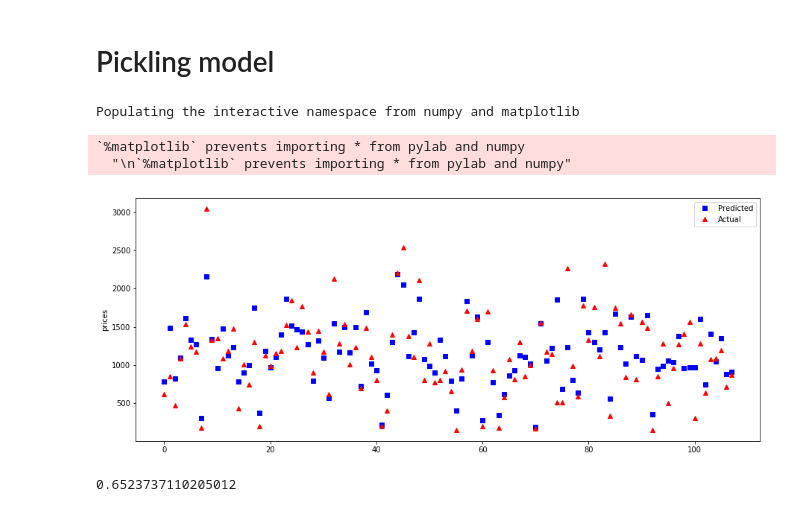
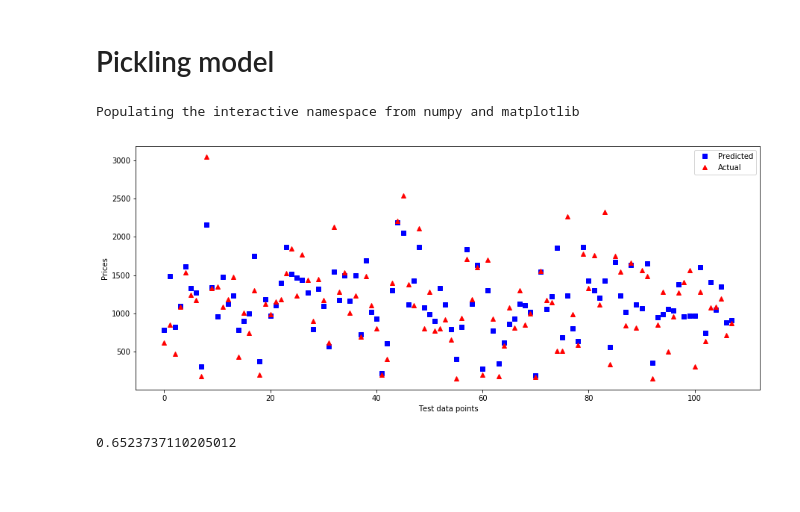
Before and after one commit to Quartz14/Tomato-Prices, a Jupyter notebook: monthly_tomato.ipynb, the cells around one changed output. Cells and saved outputs as stored; diff of their text form; code cells hidden in the pictures; blank space fills up the shorter version.

```diff
--- a/monthly_tomato.ipynb
+++ b/monthly_tomato.ipynb
@@ -148,19 +157,17 @@ with open('monthly_gbr_model3.pkl', 'wb') as fid:
 # %%
 y_predict = monthly_gbr_model.predict(X_test)
 
 %pylab inline
 pylab.rcParams['figure.figsize'] = (15,6)
 plt.plot(y_predict, 'bs', label='Predicted')
 plt.plot(y_test.values, 'r^', label='Actual')
-plt.ylabel('prices')
-
+plt.ylabel('Prices')
+plt.xlabel('Test data points')
 plt.legend()
 plt.show()
 # %% [output]
 Populating the interactive namespace from numpy and matplotlib
-`%matplotlib` prevents importing * from pylab and numpy
-  "\n`%matplotlib` prevents importing * from pylab and numpy"
-[figure, old version]
+[figure, new version]
 # %%
 r_square = monthly_gbr_model.score(X_test, y_test)
 r_square
```
Also changed, not shown: parts of 2 cells of this notebook, 5 other files.
